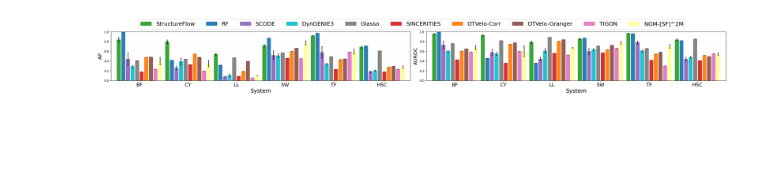
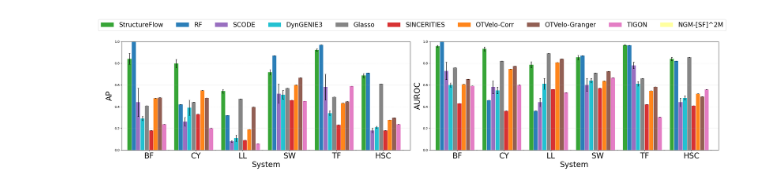
Before and after one commit to NoahElRimawiFine/StructureFlow, a Jupyter notebook: notebooks/plotting.ipynb, the cells around one changed output. Drawn from its saved outputs; the diff is of its cells as text; code cells hidden in the pictures; blank space fills up the shorter version.

```diff
--- a/notebooks/plotting.ipynb
+++ b/notebooks/plotting.ipynb
@@ -24,8 +24,8 @@ colors = {
 }
 
 BAR_WIDTH  = 0.12
-INNER_GAP  = 0.02   # tiny gap between adjacent methods within a system
-GROUP_GAP  = 0.08   # tiny gap between systems (datasets)
+INNER_GAP  = 0.01   # tiny gap between adjacent methods within a system
+GROUP_GAP  = 0.10   # tiny gap between systems (datasets)
 
 # --- pivot to [dataset x method] for means and stds ---
 def make_pivots(df, mean_col, std_col):
@@ -59,36 +59,36 @@ def plot_grouped_bars(ax, mean_pivot, std_pivot, ylabel):
             color=colors[method], linewidth=0.4, alpha=0.95
         )
 
     ax.set_xticks(x)
-    ax.set_xticklabels(mean_pivot.index, fontsize=16)
+    ax.set_xticklabels(mean_pivot.index, fontsize=24)
     ax.set_ylim(0, 1.0)
-    ax.set_ylabel(ylabel, fontsize=16)
-    ax.set_xlabel("System", fontsize=18)
+    ax.set_ylabel(ylabel, fontsize=24)
+    ax.set_xlabel("System", fontsize=24)
     ax.grid(axis="y", linestyle="--", linewidth=0.4, alpha=0.6)
     ax.margins(x=0.02)
 
 # --- dynamic figure width based on methods & datasets ---
 m = len(method_order)
 d = len(dataset_order)
 sep = BAR_WIDTH + INNER_GAP
 group_span = m * sep
 # 3.2 is a good visual scaling factor for two subplots side-by-side; bump if needed
 fig_w = max(18, 3.2 * d * (group_span + GROUP_GAP))
 
-fig, axes = plt.subplots(1, 2, figsize=(fig_w, 3.2), sharey=False)
+fig, axes = plt.subplots(1, 2, figsize=(fig_w, 6), sharey=False)
 
 plot_grouped_bars(axes[0], AP_mean,  AP_std,  "AP")
 plot_grouped_bars(axes[1], ROC_mean, ROC_std, "AUROC")
 
 # legend across the top; wrap if it gets too wide by lowering ncol
 handles, labels = axes[0].get_legend_handles_labels()
 fig.legend(handles, labels, ncol=len(method_order),
-           loc="upper center", bbox_to_anchor=(0.5, 1.13), frameon=True, fontsize=18)
+           loc="upper center", bbox_to_anchor=(0.5, 1.13), frameon=True, fontsize=20)
 
 plt.tight_layout(rect=[0, 0, 1, 0.98])
 plt.show()
 
 # optional: save to file
 fig.savefig("ap_auroc_barplot.pdf", dpi=300, bbox_inches="tight")
 # %% [output]
-[figure, old version]
+[figure, new version]
```
Also changed, not shown: parts of 3 cells of this notebook, 1 other file.
